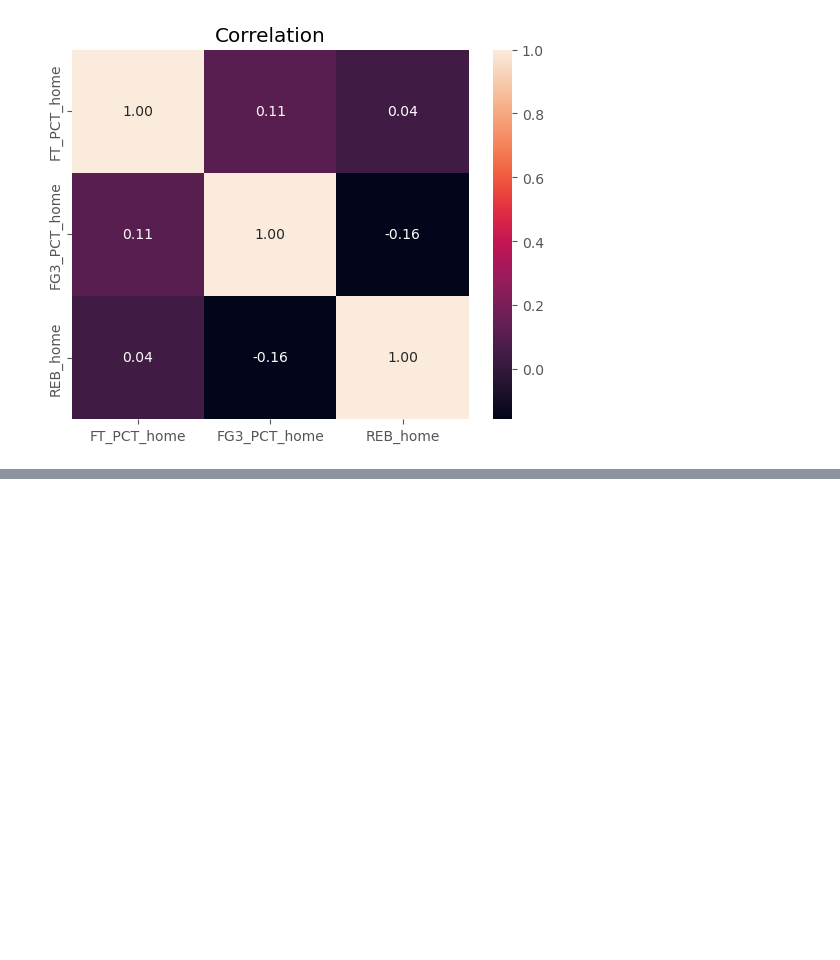
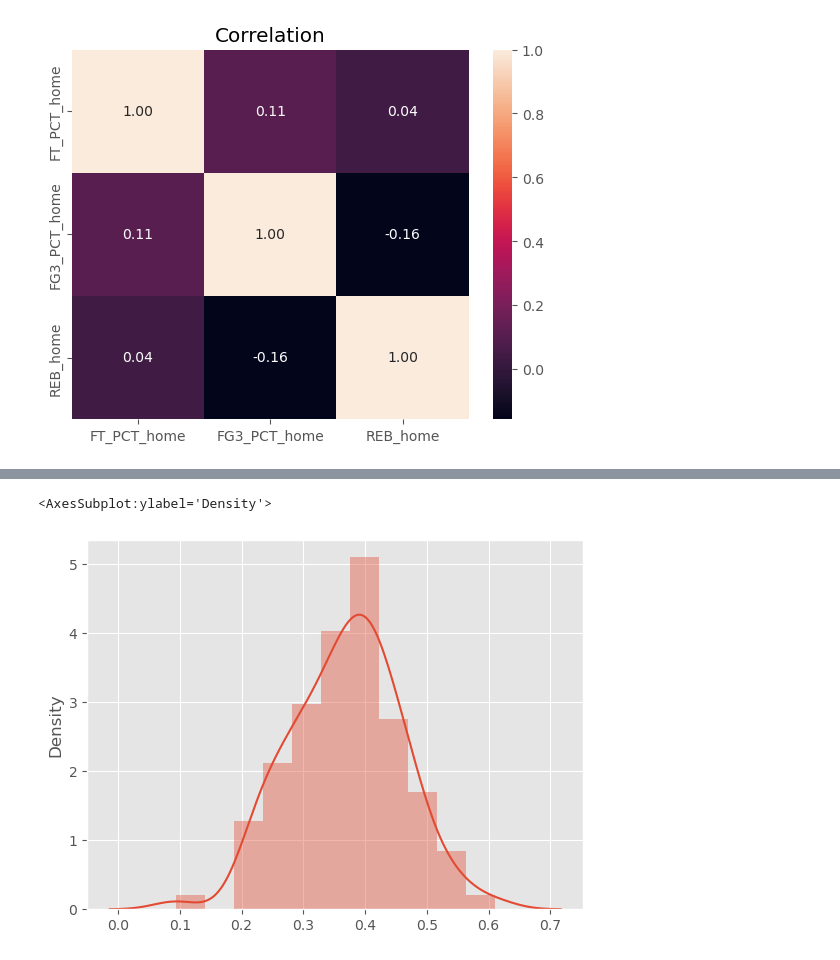
Before and after one commit to RyanMch97/ProgDA-Project, a Jupyter notebook: Prog-DA.ipynb, the cells around one changed output, grey strips where cells are left out. Cells and saved outputs as stored; diff of their text form; code cells hidden in the pictures; blank space fills up the shorter version.

```diff
--- a/Prog-DA.ipynb
+++ b/Prog-DA.ipynb
@@ -123,0 +133,7 @@ plt.show()
+# %%
+# Using numpy random package to simulate data for FG3_PCT_HOME Column
+fg3_pct_simulate = np.random.normal(df["FG3_PCT_home"].mean(),df["FG3_PCT_home"].std(),100)
+sns.distplot(fg3_pct_simulate)
+# %% [output]
+<AxesSubplot:ylabel='Density'>
+[figure, added]
```
Also changed, not shown: parts of 6 cells of this notebook.
